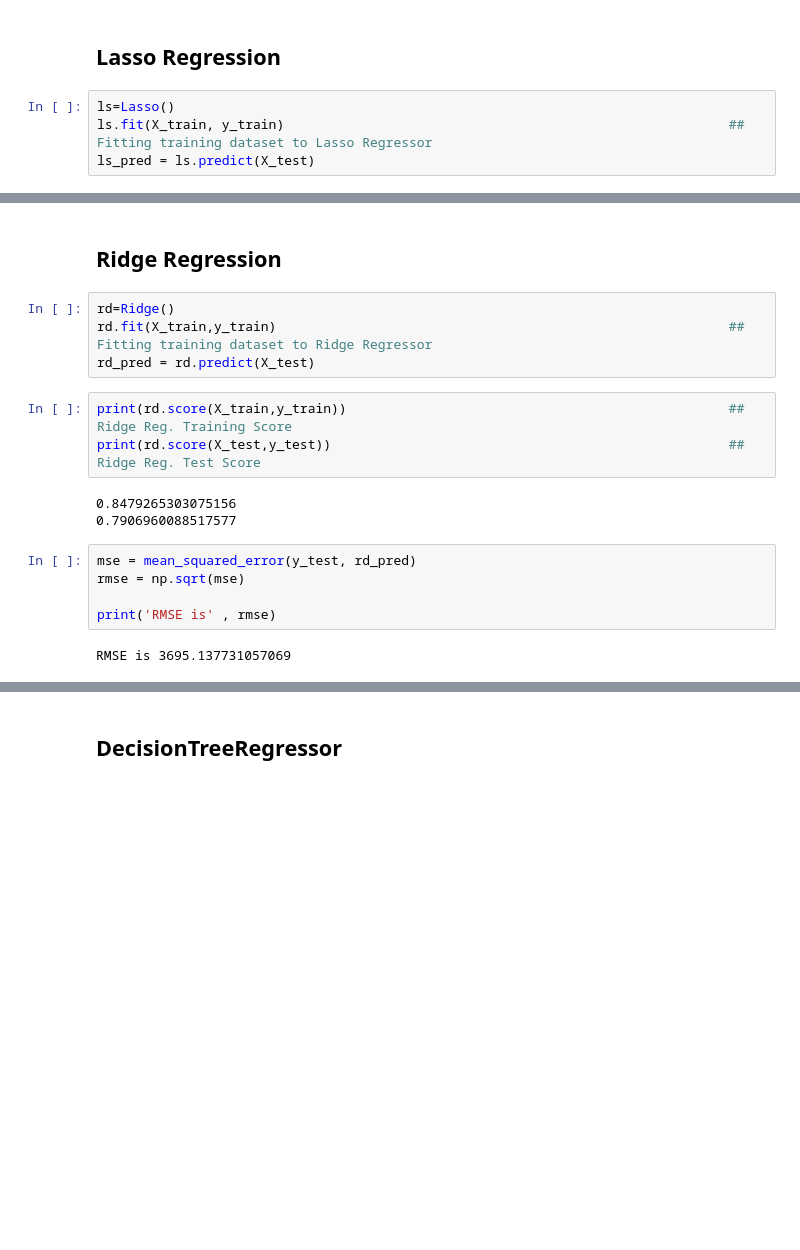
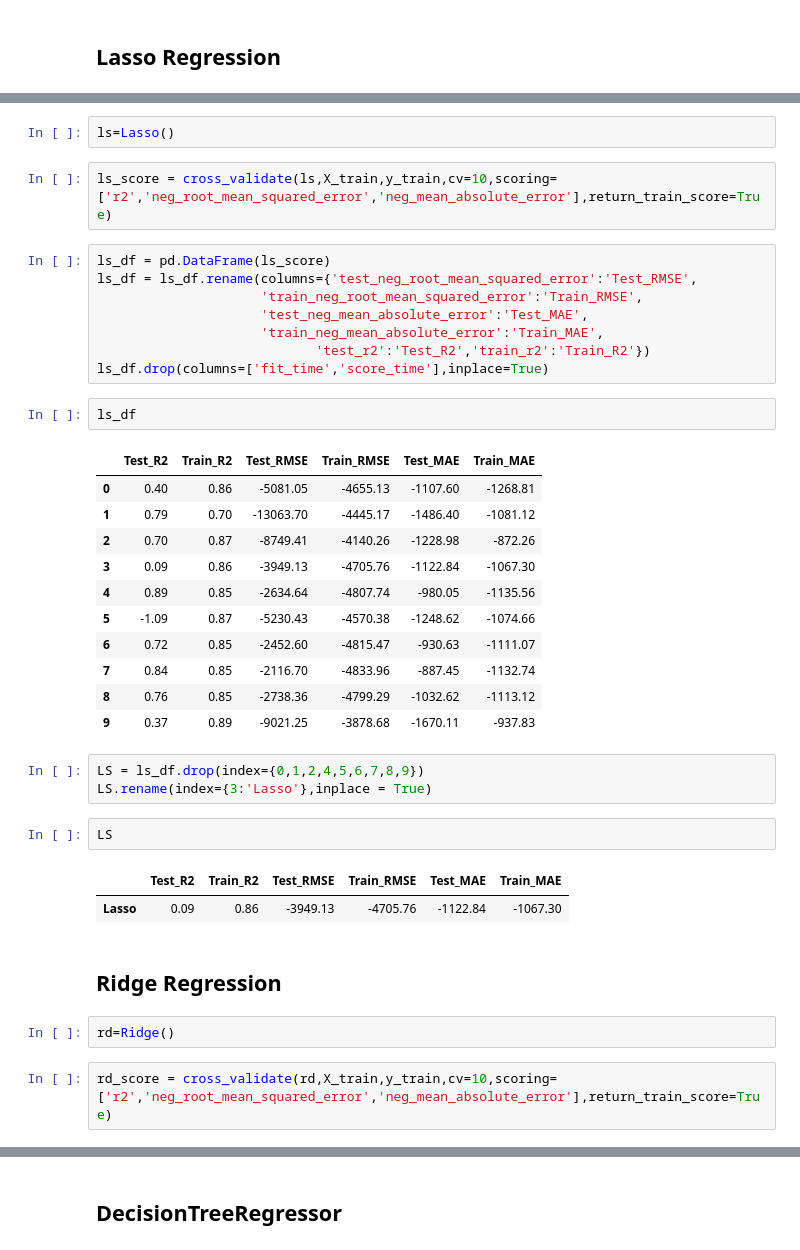
Before and after one commit to Prasad-Khedkar/TED-Talk-Views-Prediction, a Jupyter notebook: TED_Talk_Views_Prediction.ipynb, the cells around one changed output, grey strips where cells are left out. Saved outputs shown, nothing was run; the diff lists cells and outputs as text; blank space fills up the shorter version.

```diff
--- a/TED_Talk_Views_Prediction.ipynb
+++ b/TED_Talk_Views_Prediction.ipynb
@@ -619,6 +634,2 @@ RMSE is 3696.3559800413304
 # %% [markdown]
 ## Lasso Regression
-# %%
-ls=Lasso()
-ls.fit(X_train, y_train)                                                         ## Fitting training dataset to Lasso Regressor
-ls_pred = ls.predict(X_test)
@@ -638,19 +636,40 @@ RMSE is 3695.708843224445
+# %%
+ls=Lasso()
+# %%
+ls_score = cross_validate(ls,X_train,y_train,cv=10,scoring=['r2','neg_root_mean_squared_error','neg_mean_absolute_error'],return_train_score=True)
+# %%
+ls_df = pd.DataFrame(ls_score)
+ls_df = ls_df.rename(columns={'test_neg_root_mean_squared_error':'Test_RMSE',
+                     'train_neg_root_mean_squared_error':'Train_RMSE',
+                     'test_neg_mean_absolute_error':'Test_MAE',
+                     'train_neg_mean_absolute_error':'Train_MAE',
+                            'test_r2':'Test_R2','train_r2':'Train_R2'})
+ls_df.drop(columns=['fit_time','score_time'],inplace=True)
+# %%
+ls_df
+# %% [output]
+|  | Test_R2 | Train_R2 | Test_RMSE | Train_RMSE | Test_MAE | Train_MAE |
+| 0 | 0.40 | 0.86 | -5081.05 | -4655.13 | -1107.60 | -1268.81 |
+| 1 | 0.79 | 0.70 | -13063.70 | -4445.17 | -1486.40 | -1081.12 |
+| 2 | 0.70 | 0.87 | -8749.41 | -4140.26 | -1228.98 | -872.26 |
+| 3 | 0.09 | 0.86 | -3949.13 | -4705.76 | -1122.84 | -1067.30 |
+| 4 | 0.89 | 0.85 | -2634.64 | -4807.74 | -980.05 | -1135.56 |
+| 5 | -1.09 | 0.87 | -5230.43 | -4570.38 | -1248.62 | -1074.66 |
+| 6 | 0.72 | 0.85 | -2452.60 | -4815.47 | -930.63 | -1111.07 |
+| 7 | 0.84 | 0.85 | -2116.70 | -4833.96 | -887.45 | -1132.74 |
+| 8 | 0.76 | 0.85 | -2738.36 | -4799.29 | -1032.62 | -1113.12 |
+| 9 | 0.37 | 0.89 | -9021.25 | -3878.68 | -1670.11 | -937.83 |
+# %%
+LS = ls_df.drop(index={0,1,2,4,5,6,7,8,9})
+LS.rename(index={3:'Lasso'},inplace = True)
+# %%
+LS
+# %% [output]
+|  | Test_R2 | Train_R2 | Test_RMSE | Train_RMSE | Test_MAE | Train_MAE |
+| Lasso | 0.09 | 0.86 | -3949.13 | -4705.76 | -1122.84 | -1067.30 |
 # %% [markdown]
 ## Ridge Regression
-# %%
-rd=Ridge()
-rd.fit(X_train,y_train)                                                          ## Fitting training dataset to Ridge Regressor
-rd_pred = rd.predict(X_test)
-# %%
-print(rd.score(X_train,y_train))                                                 ## Ridge Reg. Training Score
-print(rd.score(X_test,y_test))                                                   ## Ridge Reg. Test Score
-# %% [output]
-0.8479265303075156
-0.7906960088517577
-# %%
-mse = mean_squared_error(y_test, rd_pred)
-rmse = np.sqrt(mse)
-
-print('RMSE is' , rmse)
-# %% [output]
-RMSE is 3695.137731057069
+# %%
+rd=Ridge()
+# %%
+rd_score = cross_validate(rd,X_train,y_train,cv=10,scoring=['r2','neg_root_mean_squared_error','neg_mean_absolute_error'],return_train_score=True)
```
Also changed, not shown: parts of 73 cells of this notebook.
